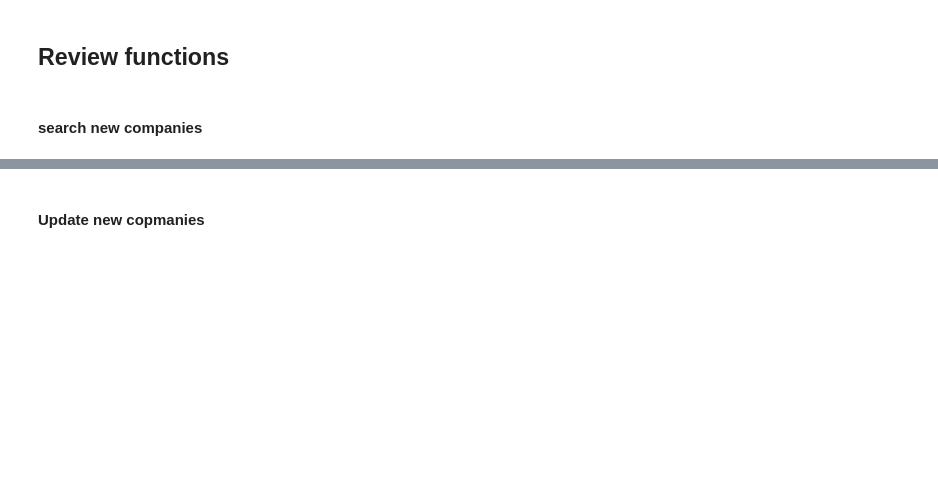
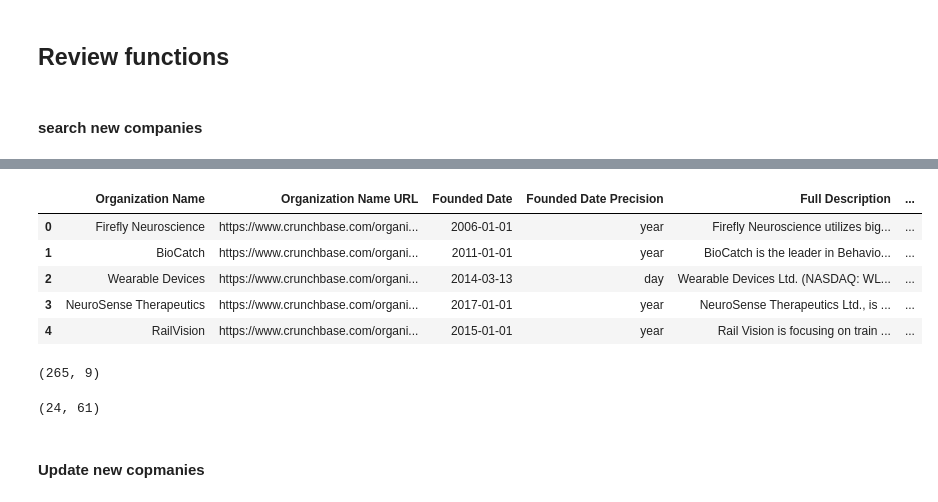
Before and after one commit to yegermaster/NeuroFinder_Update_Tool, a Jupyter notebook: notebook.ipynb, the cells around one changed output, grey strips where cells are left out. Saved outputs shown, nothing was run; the diff lists cells and outputs as text; code cells hidden in the pictures; blank space fills up the shorter version.

```diff
--- a/notebook.ipynb
+++ b/notebook.ipynb
@@ -103,15 +125,26 @@ db_handler.new_companies_db.shape
 # %%
 # Let's view the new potenital companies from CrunchBase
-cb_path = 'main/CB_july24.csv'
-cb_new_data = clean_dataframe('main/CB_july24.csv')
+cb_path = "jan25/crunchbase search.csv"
+cb_new_data = clean_dataframe(cb_path)
 cb_new_data.head()
+# %% [output]
+|  | Organization Name | Organization Name URL | Founded Date | Founded Date Precision | Full Description | ... |
+| 0 | Firefly Neuroscience | https://www.crunchbase.com/organi... | 2006-01-01 | year | Firefly Neuroscience utilizes big... | ... |
+| 1 | BioCatch | https://www.crunchbase.com/organi... | 2011-01-01 | year | BioCatch is the leader in Behavio... | ... |
+| 2 | Wearable Devices | https://www.crunchbase.com/organi... | 2014-03-13 | day | Wearable Devices Ltd. (NASDAQ: WL... | ... |
+| 3 | NeuroSense Therapeutics | https://www.crunchbase.com/organi... | 2017-01-01 | year | NeuroSense Therapeutics Ltd., is ... | ... |
+| 4 | RailVision | https://www.crunchbase.com/organi... | 2015-01-01 | year | Rail Vision is focusing on train ... | ... |
 # %%
 # Lets check the new crunchbase data shape
 cb_new_data.shape
+# %% [output]
+(265, 9)
 # %%
 # Let's start the search prcoess with the crunchbase file path and data_type as "cb"
 db_handler.start_searching_process(file_path=cb_path, data_type="cb")
 db_handler.new_companies_db.shape # Lets check the new copmanies data base shape
+# %% [output]
+(24, 61)
 # %% [markdown]
 #### Update new copmanies
 # %%
```
Also changed, not shown: parts of 20 cells of this notebook, 1 other file.
